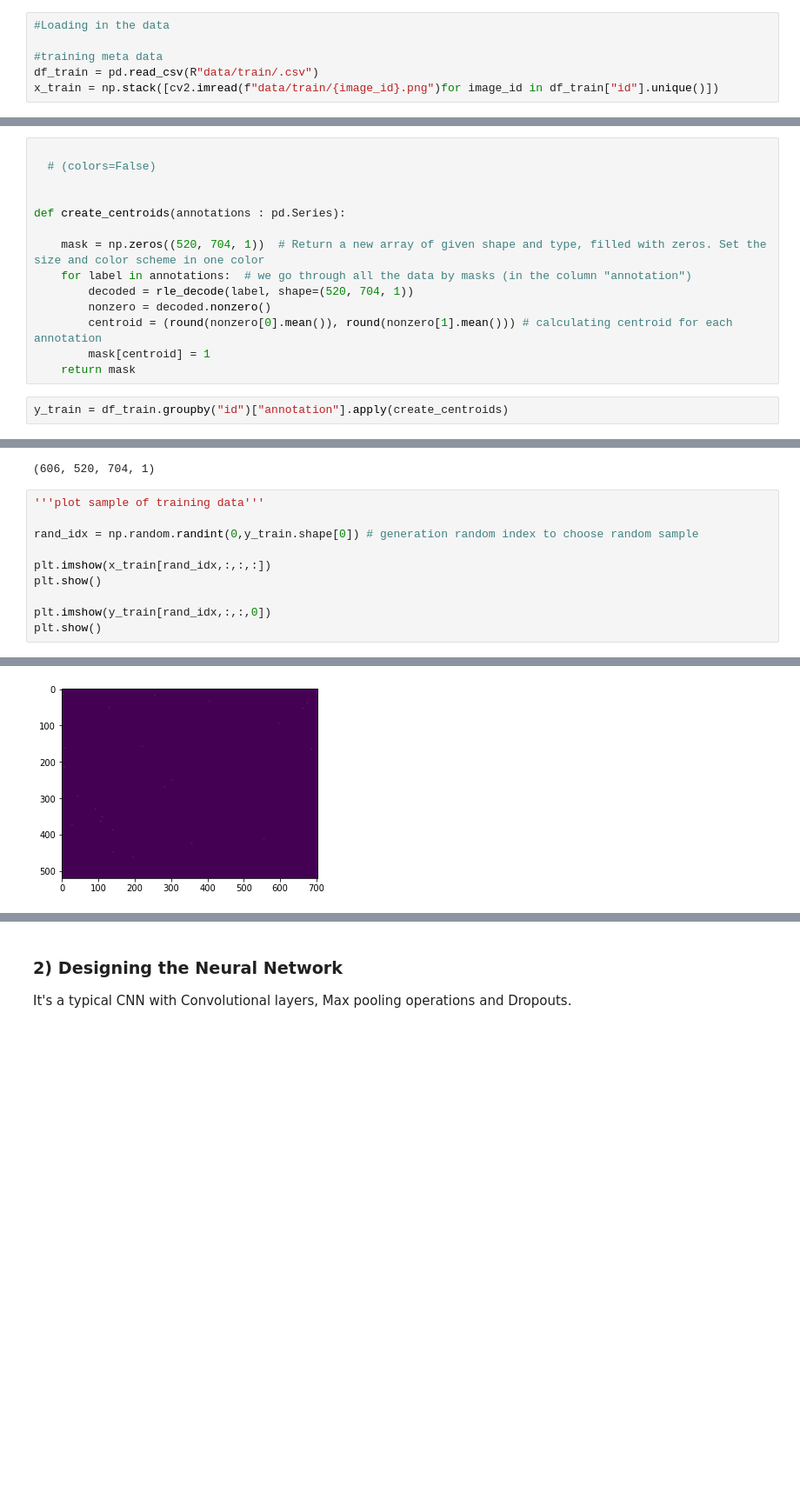
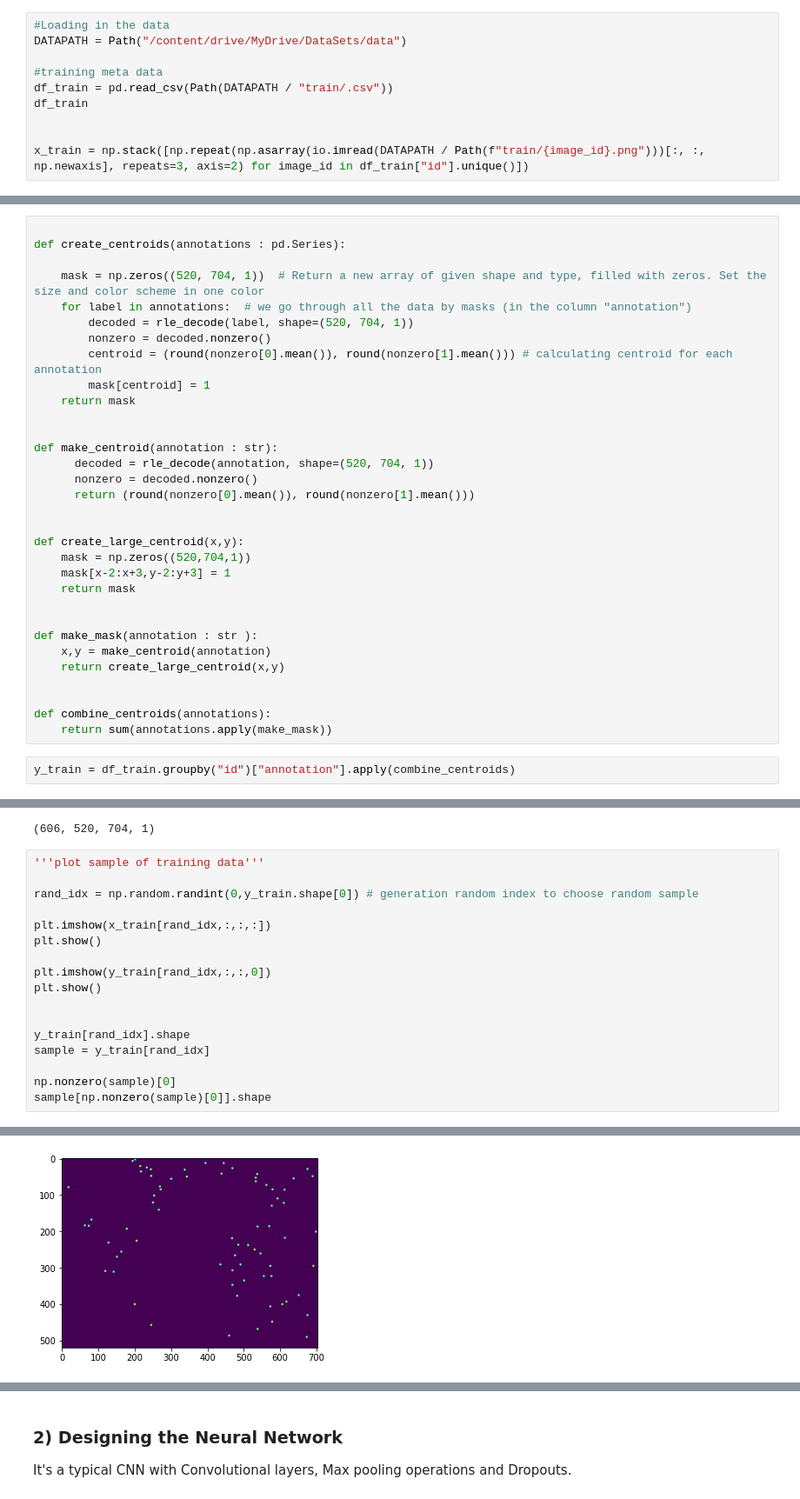
Before and after one commit to jamesholcombe/cell-instance-segmentation, a Jupyter notebook: centroid.ipynb, the cells around one changed output, grey strips where cells are left out. Shown: that part at 87% size. Saved outputs shown, nothing was run; the diff lists cells and outputs as text; blank space fills up the shorter version.

```diff
--- a/centroid.ipynb
+++ b/centroid.ipynb
@@ -38,7 +50,11 @@ from sklearn.model_selection import train_test_split
 # %%
 #Loading in the data
+DATAPATH = Path("/content/drive/MyDrive/DataSets/data")
 
 #training meta data
-df_train = pd.read_csv(R"data/train/.csv")
-x_train = np.stack([cv2.imread(f"data/train/{image_id}.png")for image_id in df_train["id"].unique()])
+df_train = pd.read_csv(Path(DATAPATH / "train/.csv"))
+df_train
+
+
+x_train = np.stack([np.repeat(np.asarray(io.imread(DATAPATH / Path(f"train/{image_id}.png")))[:, :, np.newaxis], repeats=3, axis=2) for image_id in df_train["id"].unique()])
 # %%
@@ -46,9 +62,6 @@ x_train.shape # (samples,height,wdith, RGB)
 # %% [output]
 (606, 520, 704, 3)
 # %%
-
-  # (colors=False)
-
 
 def create_centroids(annotations : pd.Series):
 
@@ -59,8 +72,29 @@ def create_centroids(annotations : pd.Series):
         centroid = (round(nonzero[0].mean()), round(nonzero[1].mean())) # calculating centroid for each annotation
         mask[centroid] = 1
     return mask
+
+
+def make_centroid(annotation : str):
+      decoded = rle_decode(annotation, shape=(520, 704, 1))
+      nonzero = decoded.nonzero()
+      return (round(nonzero[0].mean()), round(nonzero[1].mean()))
+
+
+def create_large_centroid(x,y):
+    mask = np.zeros((520,704,1))
+    mask[x-2:x+3,y-2:y+3] = 1
+    return mask
+
+
+def make_mask(annotation : str ):
+    x,y = make_centroid(annotation)
+    return create_large_centroid(x,y)
+
+
+def combine_centroids(annotations):
+    return sum(annotations.apply(make_mask))
 # %%
-y_train = df_train.groupby("id")["annotation"].apply(create_centroids)
+y_train = df_train.groupby("id")["annotation"].apply(combine_centroids)
 # %%
 y_train = np.stack(y_train)
 y_train.shape
@@ -76,4 +110,11 @@ plt.show()
 
 plt.imshow(y_train[rand_idx,:,:,0])
 plt.show()
+
+
+y_train[rand_idx].shape
+sample = y_train[rand_idx]
+
+np.nonzero(sample)[0]
+sample[np.nonzero(sample)[0]].shape
 # %% [output]
@@ -81 +122 @@ plt.show()
-[figure, old version]
+[figure, new version]
```
Also changed, not shown: parts of 15 cells of this notebook.
